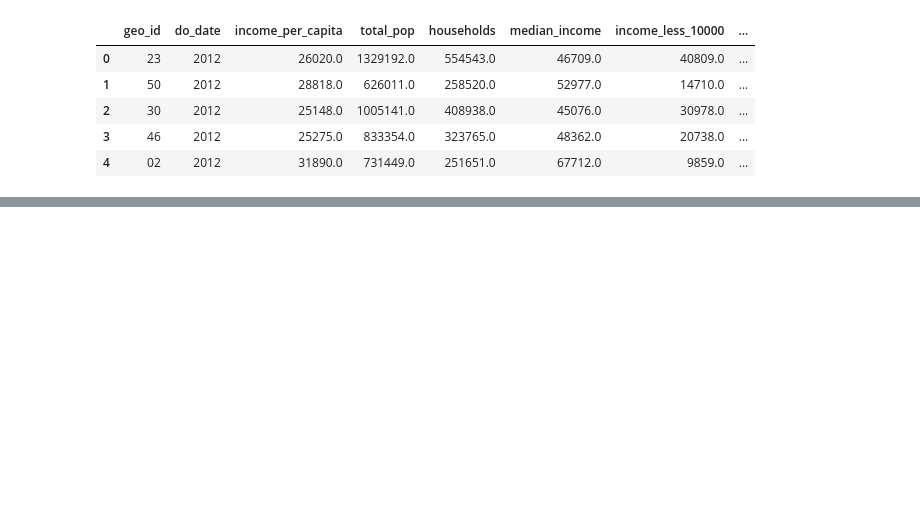
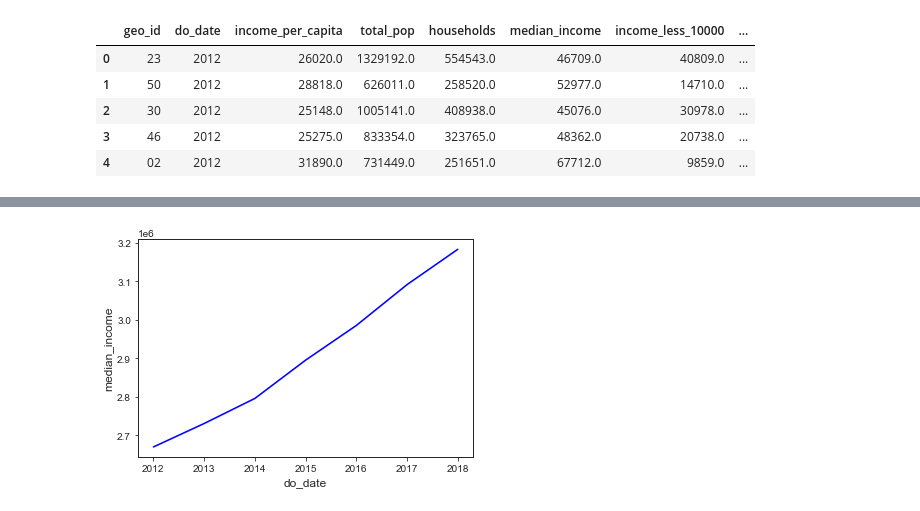
Before and after one commit to Yukti-K/7Park, a Jupyter notebook: Gabi/7park_state_SQL_exc.ipynb, the cells around one changed output, grey strips where cells are left out. Saved outputs shown, nothing was run; the diff lists cells and outputs as text; code cells hidden in the pictures; blank space fills up the shorter version.

```diff
--- a/Gabi/7park_state_SQL_exc.ipynb
+++ b/Gabi/7park_state_SQL_exc.ipynb
@@ -476,0 +522,7 @@ by_year_df.head()
+# %%
+import seaborn as sns
+sns.set_style("ticks")
+
+sns.lineplot(data = by_year_df, x='do_date', y='median_income', color = 'blue');
+# %% [output]
+[figure, added]
```
Also changed, not shown: parts of 9 cells of this notebook.
